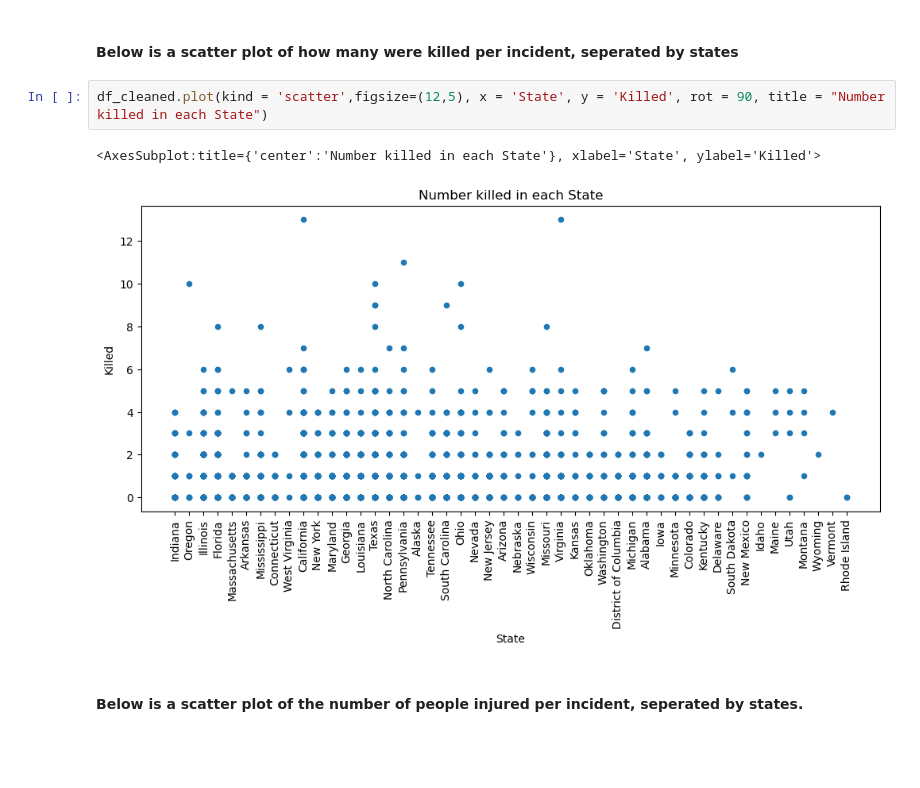
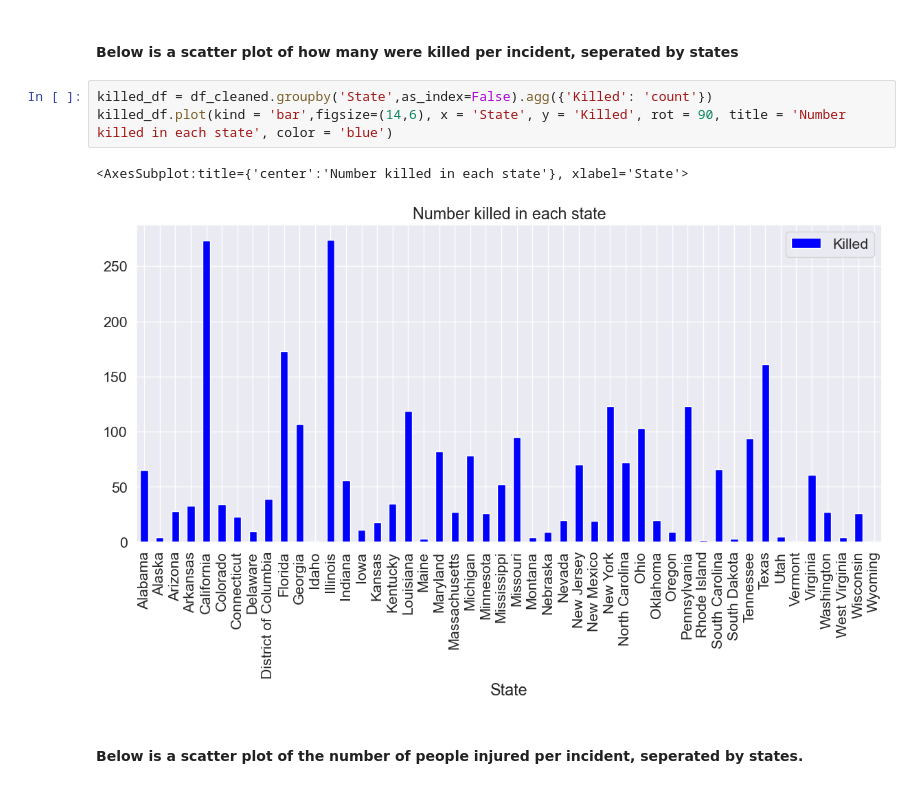
Before and after one commit to ubco-W2022T1-cosc301/project-group39, a Jupyter notebook: notebooks/analysis1.ipynb, the cells around one changed output. Cells and saved outputs as stored; diff of their text form; blank space fills up the shorter version.

Commit message:
FIxed scatter plots

```diff
--- a/notebooks/analysis1.ipynb
+++ b/notebooks/analysis1.ipynb
@@ -204,9 +204,10 @@ df_total.describe().apply(lambda s: s.apply(lambda x: format(x, 'f')))
 # %% [markdown]
 #### Below is a scatter plot of how many were killed per incident, seperated by states
 # %%
-df_cleaned.plot(kind = 'scatter',figsize=(12,5), x = 'State', y = 'Killed', rot = 90, title = "Number killed in each State")
+killed_df = df_cleaned.groupby('State',as_index=False).agg({'Killed': 'count'})
+killed_df.plot(kind = 'bar',figsize=(14,6), x = 'State', y = 'Killed', rot = 90, title = 'Number killed in each state', color = 'blue')
 # %% [output]
-<AxesSubplot:title={'center':'Number killed in each State'}, xlabel='State', ylabel='Killed'>
+<AxesSubplot:title={'center':'Number killed in each state'}, xlabel='State'>
-[figure, old version]
+[figure, new version]
 # %% [markdown]
 #### Below is a scatter plot of the number of people injured per incident, seperated by states.
```
Also changed, not shown: parts of 2 cells of this notebook, 1 other file.
